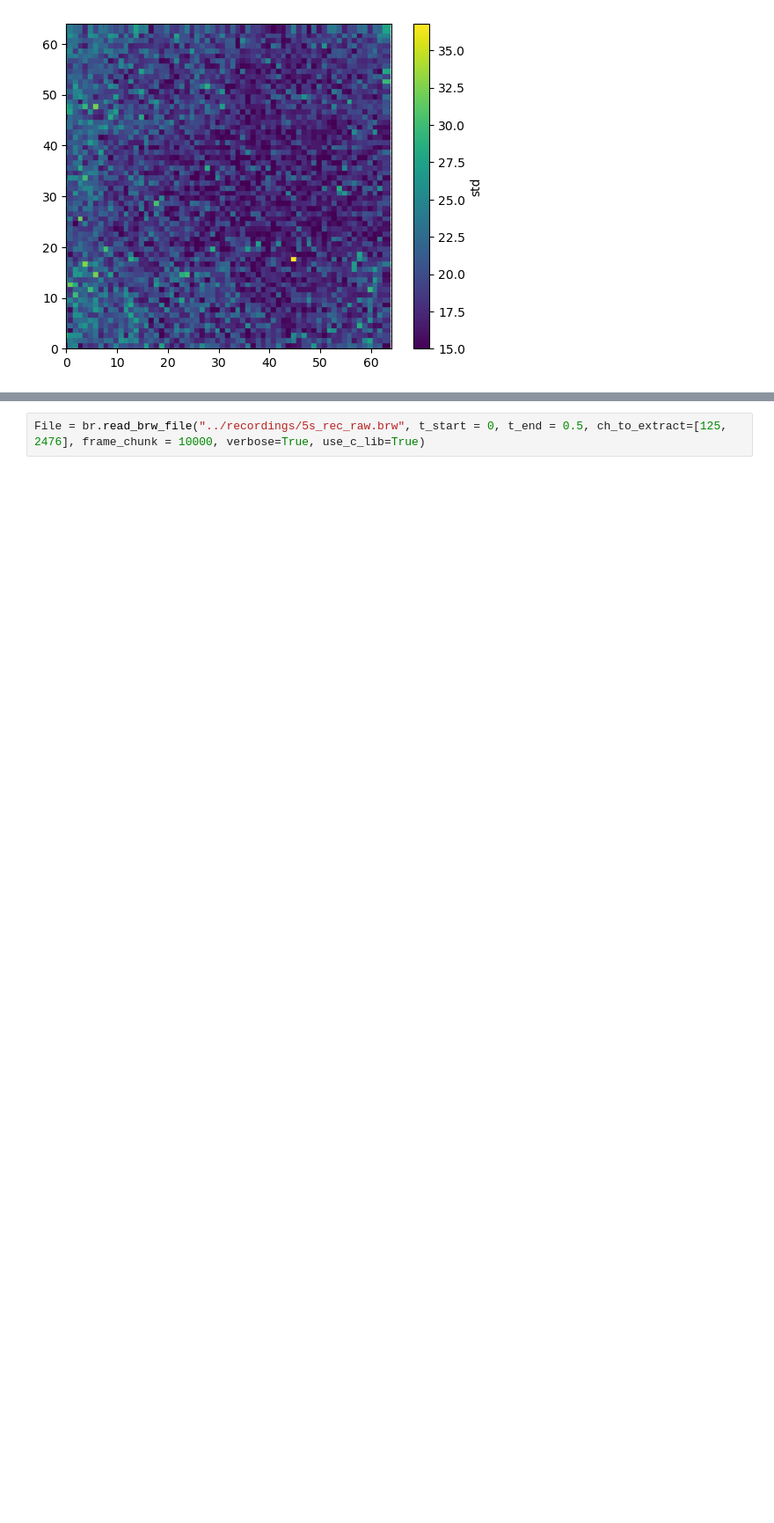
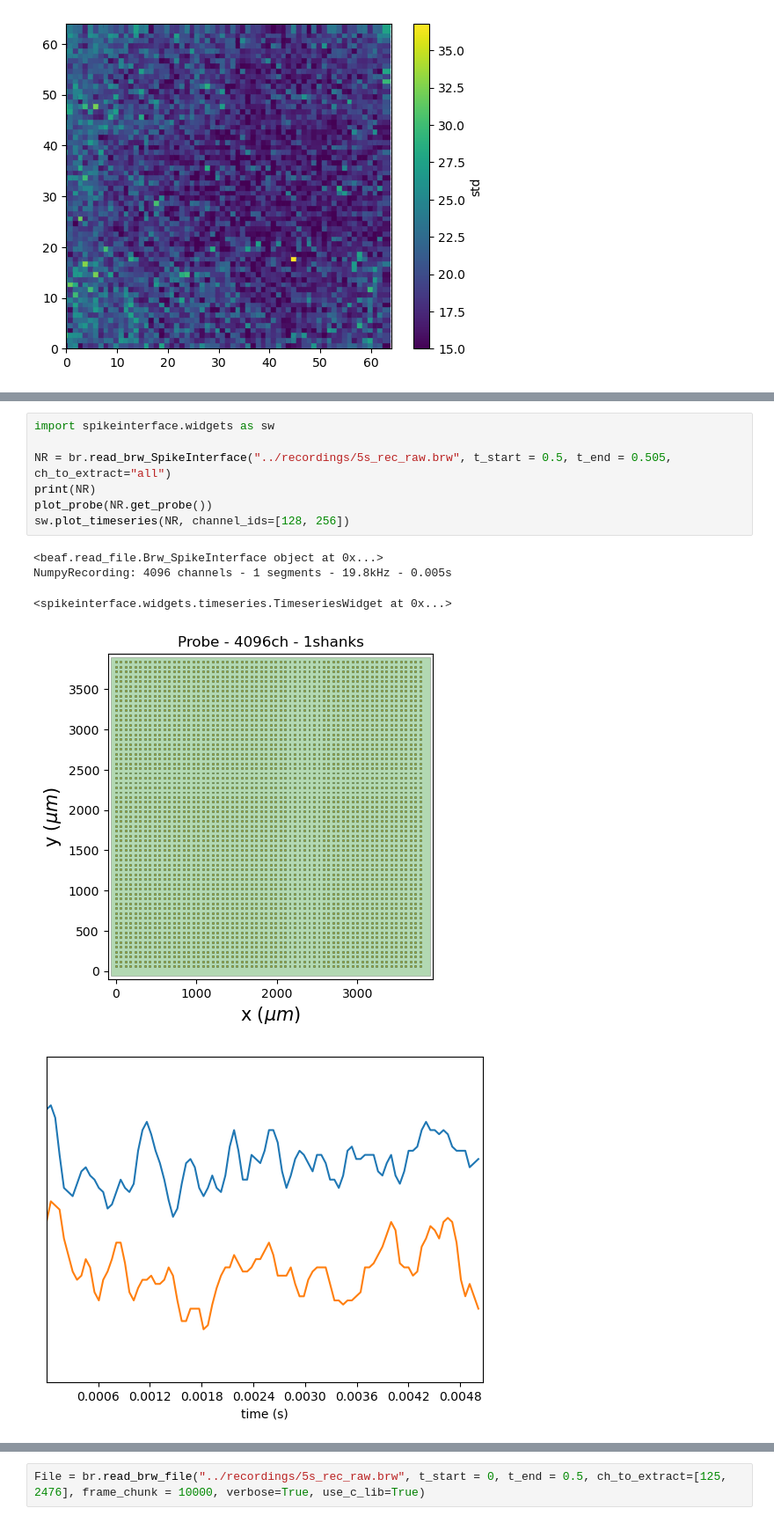
Before and after one commit to JeandeMontigny/beaf, a Jupyter notebook: notebooks/read_brw_files.ipynb, the cells around one changed output, grey strips where cells are left out. Shown at 88% size. Cells and saved outputs as stored; diff of their text form; blank space fills up the shorter version.

```diff
--- a/notebooks/read_brw_files.ipynb
+++ b/notebooks/read_brw_files.ipynb
@@ -313,0 +314,13 @@ bv.plot_raw(File, [1305], 1.75, 1.85, visualisation="reconstructed", artificial_
+# %%
+import spikeinterface.widgets as sw
+
+NR = br.read_brw_SpikeInterface("../recordings/5s_rec_raw.brw", t_start = 0.5, t_end = 0.505, ch_to_extract="all")
+print(NR)
+plot_probe(NR.get_probe())
+sw.plot_timeseries(NR, channel_ids=[128, 256])
+# %% [output]
+<beaf.read_file.Brw_SpikeInterface object at 0x...>
+NumpyRecording: 4096 channels - 1 segments - 19.8kHz - 0.005s
+<spikeinterface.widgets.timeseries.TimeseriesWidget at 0x...>
+[figure, added]
+[figure, added]
```
Also changed, not shown: parts of 10 cells of this notebook, 1 other file.
